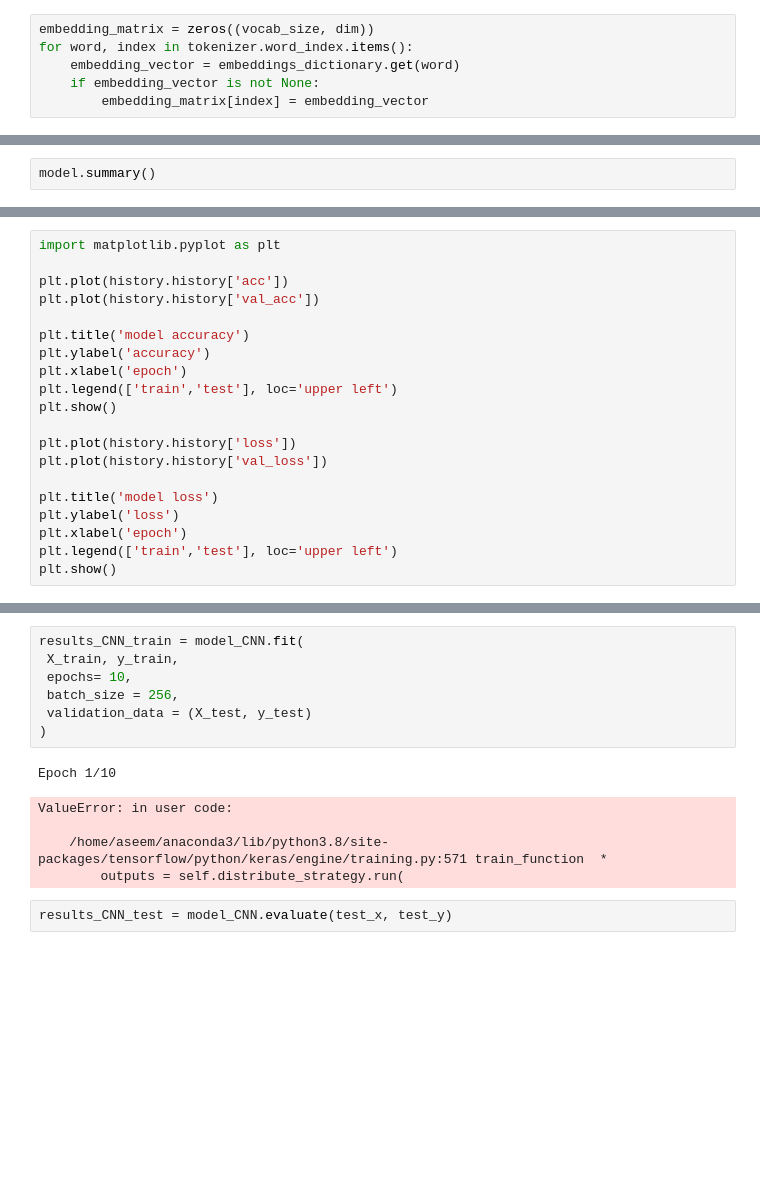
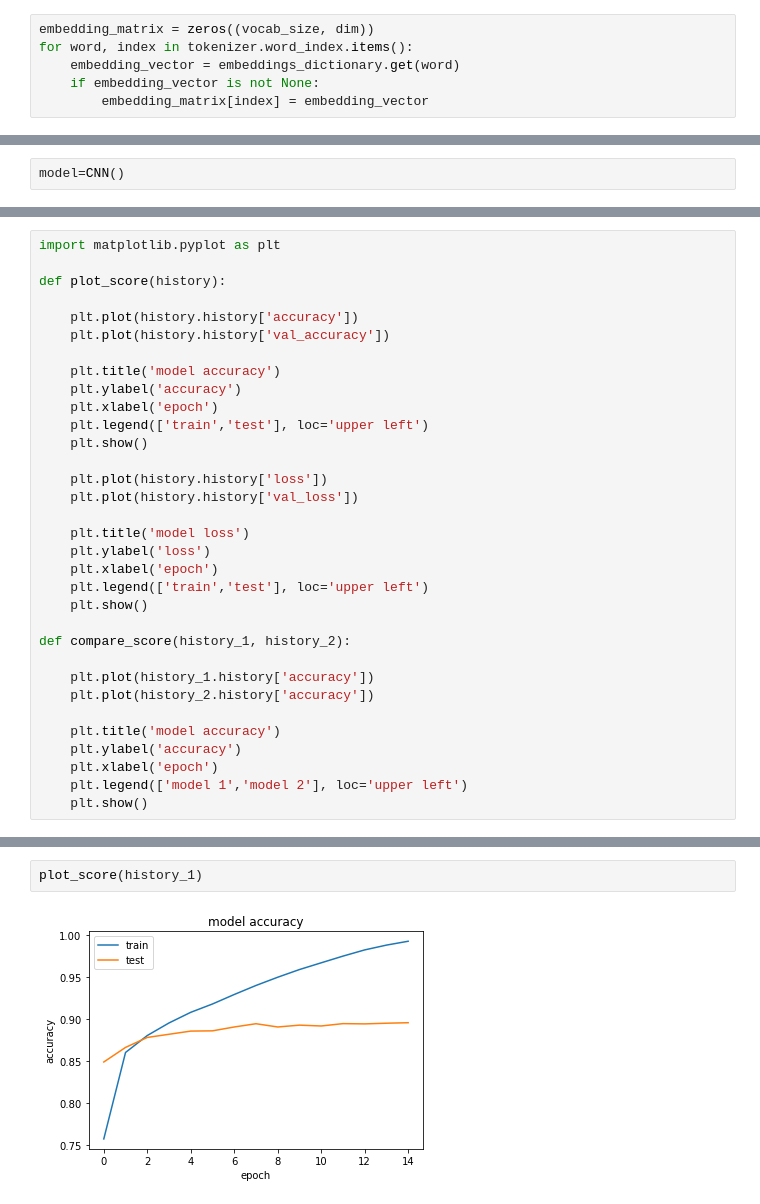
Before and after one commit to aseem09/Sentiment-Analysis, a Jupyter notebook: CNN.ipynb, the cells around one changed output, grey strips where cells are left out. Drawn from its saved outputs; the diff is of its cells as text; blank space fills up the shorter version.

Commit message:
Update CNN model

```diff
--- a/CNN.ipynb
+++ b/CNN.ipynb
@@ -150,2 +141,2 @@ model.compile(optimizer=optimizers.Adam(learning_rate=0.0001), loss='binary_cros
 # %%
-model.summary()
+model=CNN()
@@ -162,20 +186,33 @@ Test Accuracy: 0.7383999824523926
 # %%
 import matplotlib.pyplot as plt
 
-plt.plot(history.history['acc'])
-plt.plot(history.history['val_acc'])
+def plot_score(history):
 
-plt.title('model accuracy')
-plt.ylabel('accuracy')
-plt.xlabel('epoch')
-plt.legend(['train','test'], loc='upper left')
-plt.show()
+    plt.plot(history.history['accuracy'])
+    plt.plot(history.history['val_accuracy'])
 
-plt.plot(history.history['loss'])
-plt.plot(history.history['val_loss'])
+    plt.title('model accuracy')
+    plt.ylabel('accuracy')
+    plt.xlabel('epoch')
+    plt.legend(['train','test'], loc='upper left')
+    plt.show()
 
-plt.title('model loss')
-plt.ylabel('loss')
-plt.xlabel('epoch')
-plt.legend(['train','test'], loc='upper left')
-plt.show()
+    plt.plot(history.history['loss'])
+    plt.plot(history.history['val_loss'])
+
+    plt.title('model loss')
+    plt.ylabel('loss')
+    plt.xlabel('epoch')
+    plt.legend(['train','test'], loc='upper left')
+    plt.show()
+
+def compare_score(history_1, history_2):
+
+    plt.plot(history_1.history['accuracy'])
+    plt.plot(history_2.history['accuracy'])
+
+    plt.title('model accuracy')
+    plt.ylabel('accuracy')
+    plt.xlabel('epoch')
+    plt.legend(['model 1','model 2'], loc='upper left')
+    plt.show()
@@ -303,15 +219,4 @@ None
-# %%
-results_CNN_train = model_CNN.fit(
- X_train, y_train,
- epochs= 10,
- batch_size = 256,
- validation_data = (X_test, y_test)
-)
-# %% [output]
-Epoch 1/10
-ValueError: in user code:
-
-    /home/aseem/anaconda3/lib/python3.8/site-packages/tensorflow/python/keras/engine/training.py:571 train_function  *
-        outputs = self.distribute_strategy.run(
-# %%
-results_CNN_test = model_CNN.evaluate(test_x, test_y)
+# %%
+plot_score(history_1)
+# %% [output]
+[figure, added]
```
Also changed, not shown: parts of 22 cells of this notebook.
